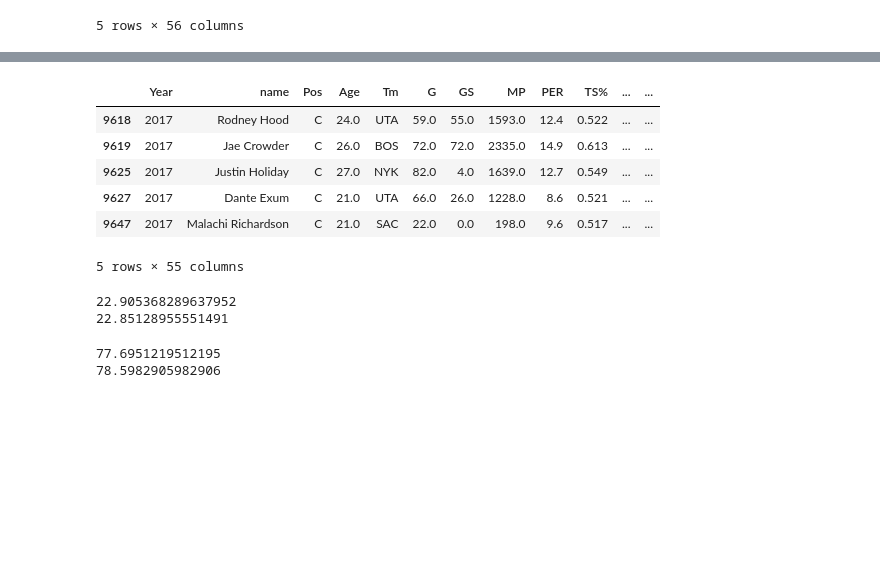
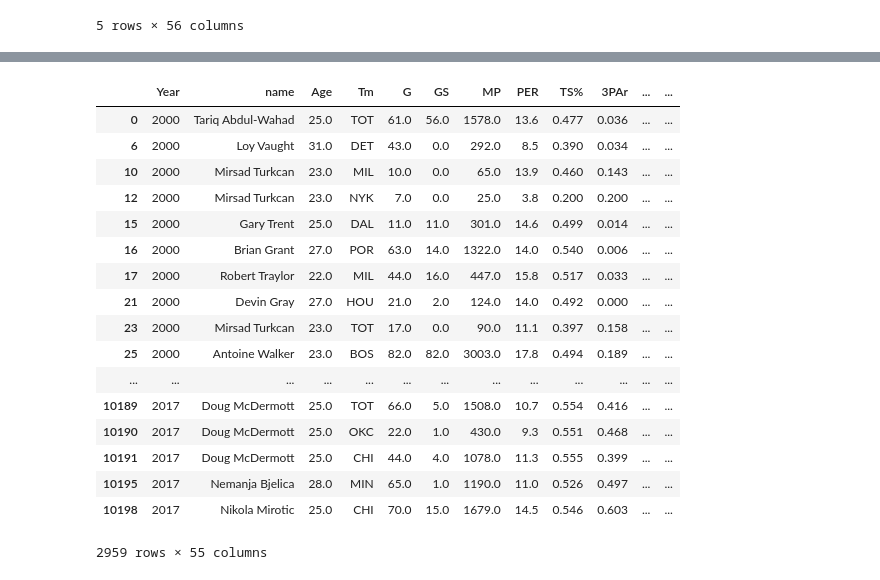
Before and after one commit to logan7734/Project1_repo, a Jupyter notebook: Untitled.ipynb, the cells around one changed output, grey strips where cells are left out. Saved outputs shown, nothing was run; the diff lists cells and outputs as text; code cells hidden in the pictures; blank space fills up the shorter version.

```diff
--- a/Untitled.ipynb
+++ b/Untitled.ipynb
@@ -113,12 +101,0 @@ desired_years_df.head(2000)
-# %%
-
-#Drop N/A values in 'Pos' column
-desired_years_df["Pos"] = complete_df.Pos.dropna()
-
-#groupby position
-
-position_groups = desired_years_df.groupby('Pos')
-
-#get some information on the groups
-
-position_groups.groups
@@ -168,41 +102,27 @@ avg_pts_2000.head()
-# %%
-#Looking at 2017 as a second sample to do some plotting
-
-
-#Get'C' group, Centers; and name it 'centers': use .get_group() method
-centers = position_groups.get_group('C')
-centers.head()
-
-#group centers by 'year'
-centers_year = centers.groupby('Year')
-centers_year.groups
-
-#Take a sample year (2000)
-two_zero_one_seven = centers_year.get_group(2017)
-
-#Get the average pts for centers in the year 2000
-
-avg_pts_2017 = two_zero_one_seven
-avg_pts_2017.head()
-# %% [output]
-|  | Year | name | Pos | Age | Tm | G | GS | MP | PER | TS% | ... | ... |
-| 9618 | 2017 | Rodney Hood | C | 24.0 | UTA | 59.0 | 55.0 | 1593.0 | 12.4 | 0.522 | ... | ... |
-| 9619 | 2017 | Jae Crowder | C | 26.0 | BOS | 72.0 | 72.0 | 2335.0 | 14.9 | 0.613 | ... | ... |
-| 9625 | 2017 | Justin Holiday | C | 27.0 | NYK | 82.0 | 4.0 | 1639.0 | 12.7 | 0.549 | ... | ... |
-| 9627 | 2017 | Dante Exum | C | 21.0 | UTA | 66.0 | 26.0 | 1228.0 | 8.6 | 0.521 | ... | ... |
-| 9647 | 2017 | Malachi Richardson | C | 21.0 | SAC | 22.0 | 0.0 | 198.0 | 9.6 | 0.517 | ... | ... |
-5 rows × 55 columns
-# %%
-#calculating minutes played per game.
-print(avg_pts_2000["MP"].mean() / avg_pts_2000["G"].mean())
-print(avg_pts_2017["MP"].mean() / avg_pts_2017["G"].mean())
-#based on this they are averaging the same number of minutes of the two samples (2000/2017)
-# %% [output]
-22.905368289637952
-22.85128955551491
-# %%
-print(avg_pts_2000["height (inches)"].mean())
-print(avg_pts_2017["height (inches)"].mean())
-# %% [output]
-77.6951219512195
-78.5982905982906
+# %%
+two_thousand = desired_years_df.loc[desired_years_df["Year"]==2000]
+# %%
+center = two_thousand.loc[two_thousand["position"]== "C"]
+for_cent = two_thousand.loc[two_thousand["position"]== "F-C"]
+forward = two_thousand.loc[two_thousand["position"]== "F"]
+# %%
+forward
+# %% [output]
+|  | Year | name | Age | Tm | G | GS | MP | PER | TS% | 3PAr | ... | ... |
+| 0 | 2000 | Tariq Abdul-Wahad | 25.0 | TOT | 61.0 | 56.0 | 1578.0 | 13.6 | 0.477 | 0.036 | ... | ... |
+| 6 | 2000 | Loy Vaught | 31.0 | DET | 43.0 | 0.0 | 292.0 | 8.5 | 0.390 | 0.034 | ... | ... |
+| 10 | 2000 | Mirsad Turkcan | 23.0 | MIL | 10.0 | 0.0 | 65.0 | 13.9 | 0.460 | 0.143 | ... | ... |
+| 12 | 2000 | Mirsad Turkcan | 23.0 | NYK | 7.0 | 0.0 | 25.0 | 3.8 | 0.200 | 0.200 | ... | ... |
+| 15 | 2000 | Gary Trent | 25.0 | DAL | 11.0 | 11.0 | 301.0 | 14.6 | 0.499 | 0.014 | ... | ... |
+| 16 | 2000 | Brian Grant | 27.0 | POR | 63.0 | 14.0 | 1322.0 | 14.0 | 0.540 | 0.006 | ... | ... |
+| 17 | 2000 | Robert Traylor | 22.0 | MIL | 44.0 | 16.0 | 447.0 | 15.8 | 0.517 | 0.033 | ... | ... |
+| 21 | 2000 | Devin Gray | 27.0 | HOU | 21.0 | 2.0 | 124.0 | 14.0 | 0.492 | 0.000 | ... | ... |
+| 23 | 2000 | Mirsad Turkcan | 23.0 | TOT | 17.0 | 0.0 | 90.0 | 11.1 | 0.397 | 0.158 | ... | ... |
+| 25 | 2000 | Antoine Walker | 23.0 | BOS | 82.0 | 82.0 | 3003.0 | 17.8 | 0.494 | 0.189 | ... | ... |
+| ... | ... | ... | ... | ... | ... | ... | ... | ... | ... | ... | ... | ... |
+| 10189 | 2017 | Doug McDermott | 25.0 | TOT | 66.0 | 5.0 | 1508.0 | 10.7 | 0.554 | 0.416 | ... | ... |
+| 10190 | 2017 | Doug McDermott | 25.0 | OKC | 22.0 | 1.0 | 430.0 | 9.3 | 0.551 | 0.468 | ... | ... |
+| 10191 | 2017 | Doug McDermott | 25.0 | CHI | 44.0 | 4.0 | 1078.0 | 11.3 | 0.555 | 0.399 | ... | ... |
+| 10195 | 2017 | Nemanja Bjelica | 28.0 | MIN | 65.0 | 1.0 | 1190.0 | 11.0 | 0.526 | 0.497 | ... | ... |
+| 10198 | 2017 | Nikola Mirotic | 25.0 | CHI | 70.0 | 15.0 | 1679.0 | 14.5 | 0.546 | 0.603 | ... | ... |
+2959 rows × 55 columns
```
Also changed, not shown: parts of 6 cells of this notebook.
